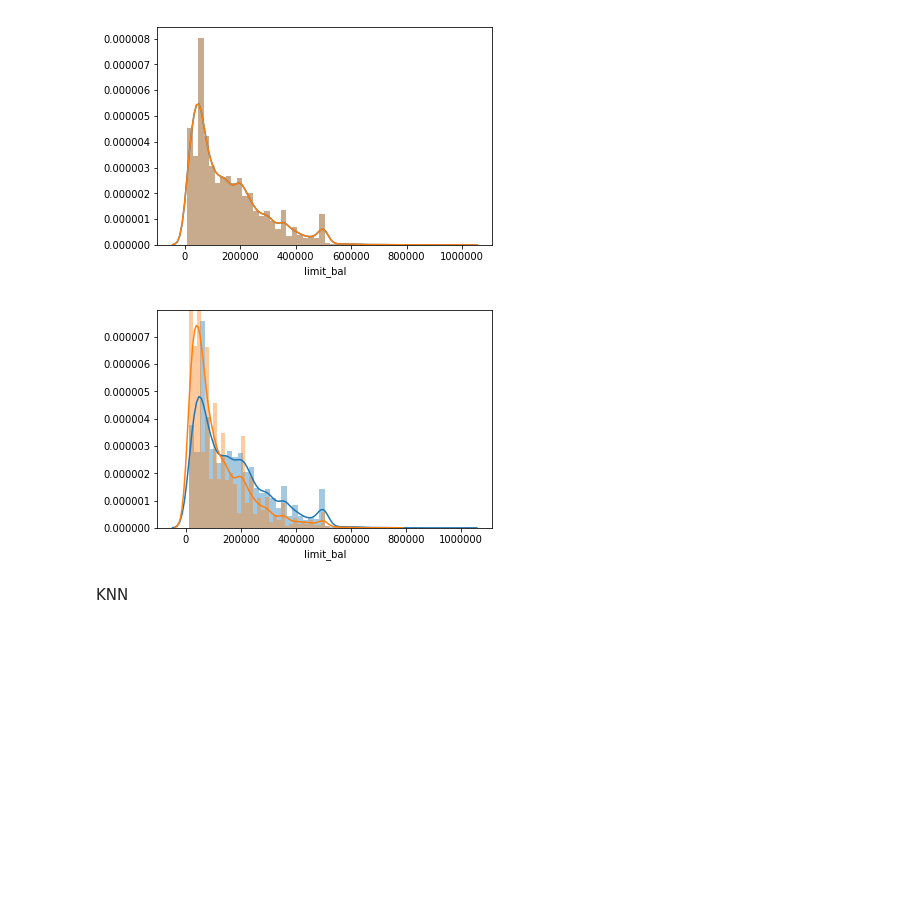
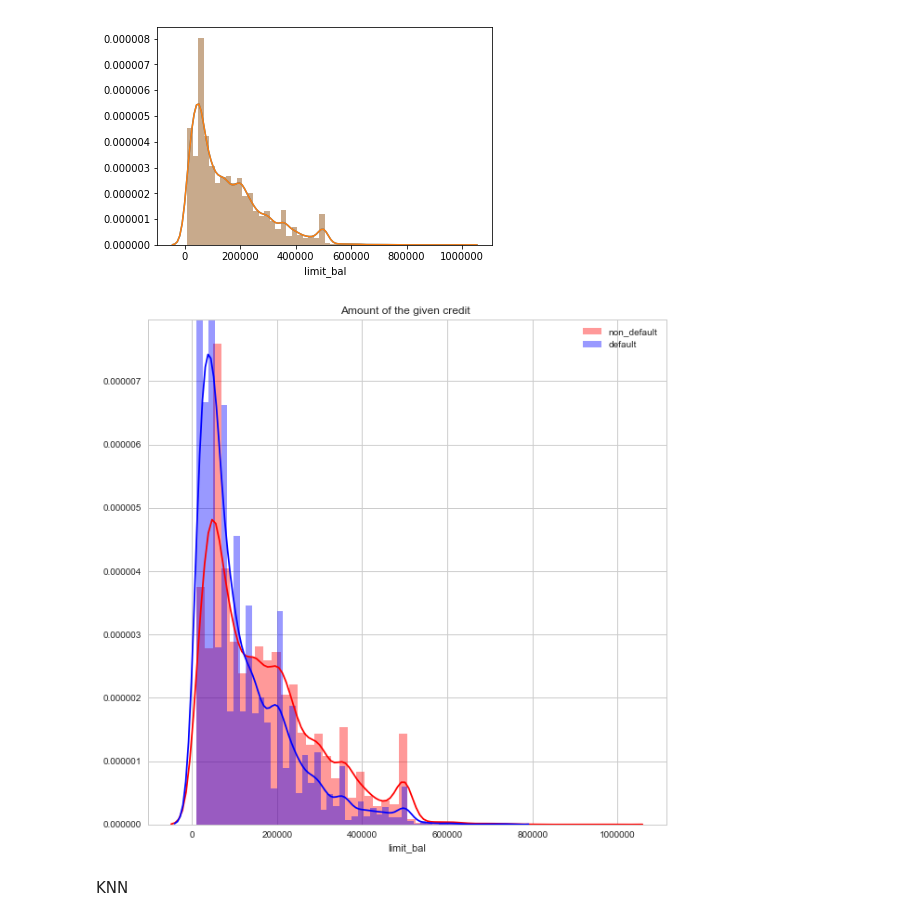
Before and after one commit to Jingophelia/Projects, a Jupyter notebook: Capstone/capstone.ipynb, the cells around one changed output. Cells and saved outputs as stored; diff of their text form; code cells hidden in the pictures; blank space fills up the shorter version.

```diff
--- a/Capstone/capstone.ipynb
+++ b/Capstone/capstone.ipynb
@@ -394,3 +426,18 @@ ax = sns.barplot(x="limit_bal", y="default payment next month", data=df)
 plt.show()
 # %% [output]
 [figure]
+# %%
+sns.set(style="whitegrid")
+plt.figure(figsize=(8, 6))
+ax = sns.barplot(x="marriage", y="default payment next month", data=df)
+plt.ylim((0, 1))
+plt.title('probability of default by marital status ')
+plt.legend(labels=['1-married', '2-single','3-other'],  loc='best')
+plt.show()
+
+ax = sns.barplot(x="education", y="default payment next month", data=df)
+
+plt.title('probability of default by education')
+plt.legend(labels=["1-graduate school","2-university", "3-high school","4-others"],  loc='best')
+plt.ylim((0, 1))
+plt.show()
@@ -396,0 +447,5 @@ plt.show()
+# %%
+sns.set(style="whitegrid")
+ax = sns.jointplot(x="limit_bal", y='default payment next month', data=df,kind='hex')
+plt.title('probability of default by marital status ')
+plt.show()
@@ -400,20 +460,24 @@ plt.show()
 # %% [output]
 [figure]
 # %%
+sns.set(style="whitegrid")
 amount=df[['limit_bal','default payment next month']]
 nondefault=amount.loc[amount['default payment next month'].isin([0])]
 default=amount.loc[amount['default payment next month'].isin([1])]
-sns.distplot(nondefault['limit_bal'])
-sns.distplot(default['limit_bal'])
+plt.figure(figsize=(10, 10))
+pic_node=sns.distplot(nondefault['limit_bal'],color='red')
+pic_de=sns.distplot(default['limit_bal'],color='blue')
+plt.title('Amount of the given credit ')
+plt.legend(labels=['non_default', 'default'],  loc='best')
 plt.show()
 #amount.fillna(0,inplace=True)
 #amount=amount.loc[~df['default payment next month'].isin([0])]
 #pay=df[['pay_5','default payment next month']]
 #amount_default=amount.groupby(['limit_bal','default payment next month']).size().unstack()
 #pay_default.fillna(0,inplace=True)
 #amount_default['default_percentage']=amount_default[amount_default['limit_bal']<100000&amount_default[1]]/np.sum(pay_default, axis=1)
 # %% [output]
-[figure, old version]
+[figure, new version]
 # %% [markdown]
 KNN
 # %%
```
Also changed, not shown: parts of 8 cells of this notebook, 1 other file.
